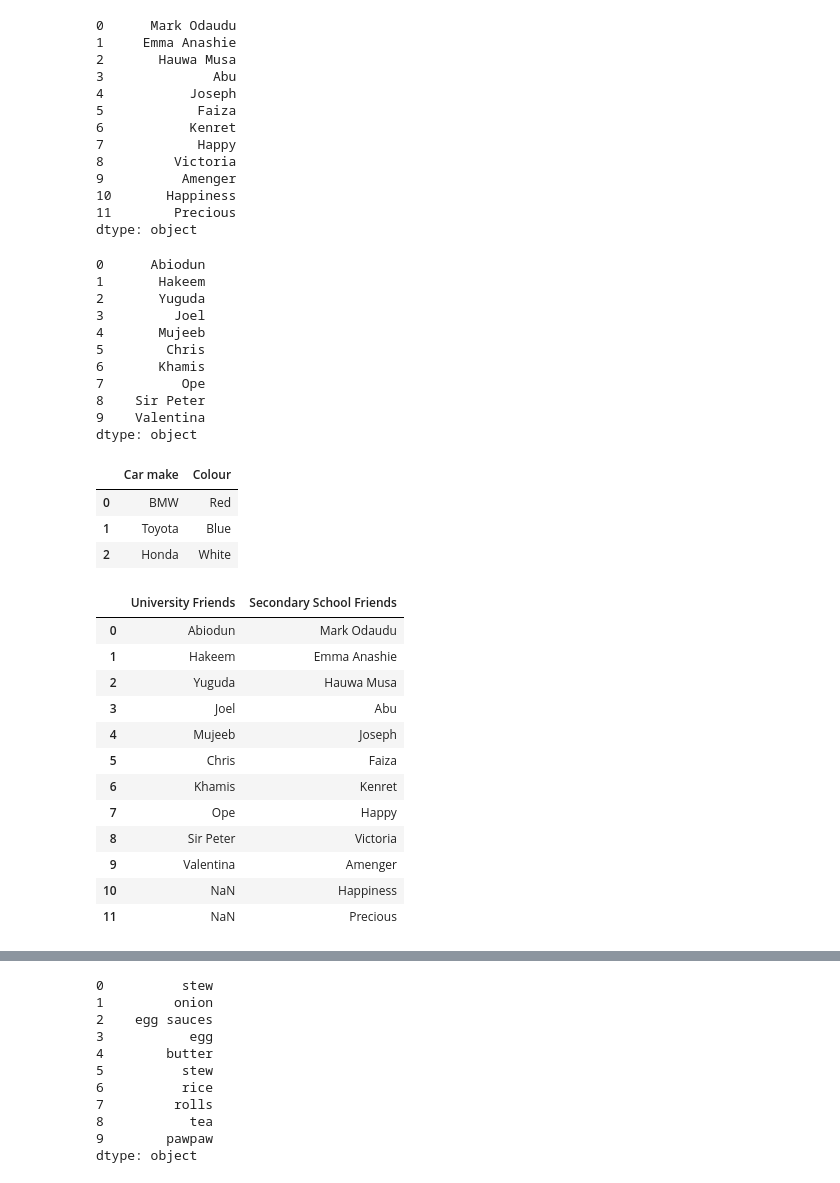
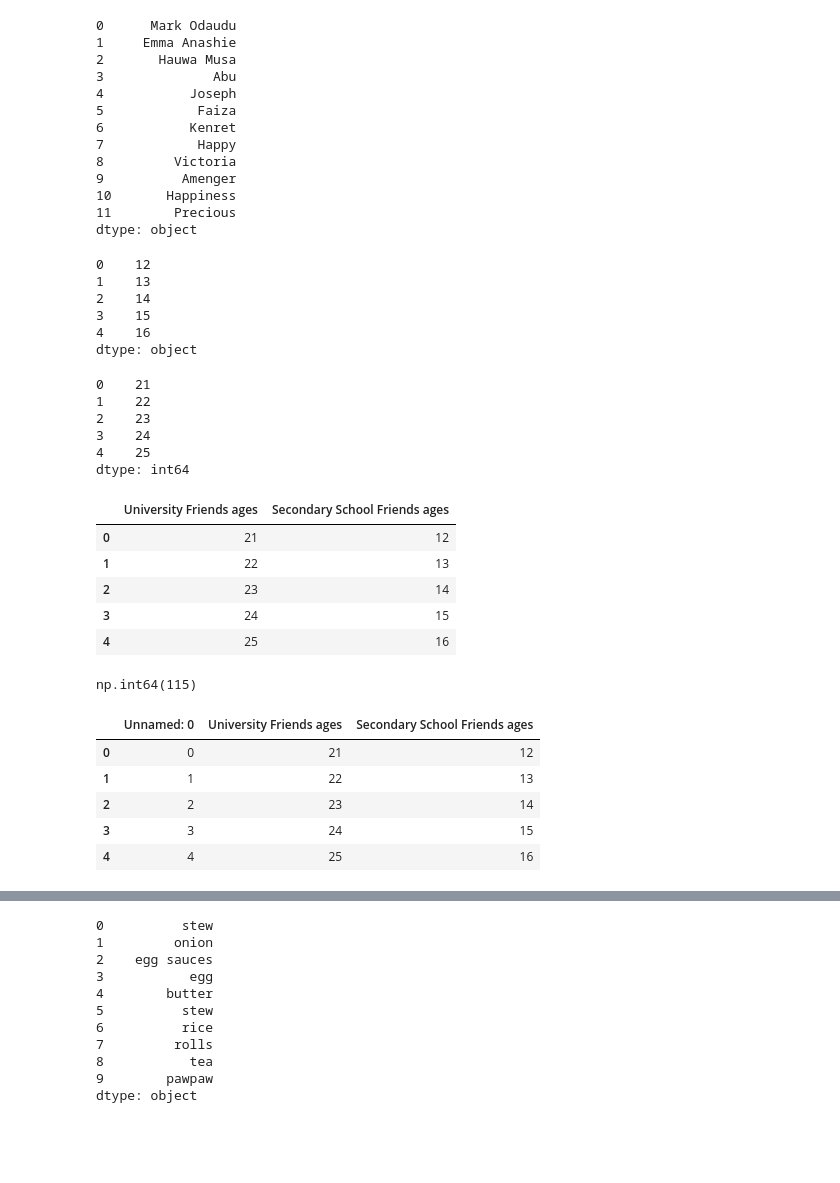
Before and after one commit to Caleboski/sample_project_1, a Jupyter notebook: introduction-to-pandas.ipynb, the cells around one changed output, grey strips where cells are left out. Saved outputs shown, nothing was run; the diff lists cells and outputs as text; code cells hidden in the pictures; blank space fills up the shorter version.

```diff
--- a/introduction-to-pandas.ipynb
+++ b/introduction-to-pandas.ipynb
@@ -36,45 +36,39 @@ secondary_school_classmates
 10       Happiness
 11        Precious
 dtype: object
+# %%
+secondary_school_classmates_ages = pd.Series(["12","13","14","15","16"])
+secondary_school_classmates_ages
+# %% [output]
+0    12
+1    13
+2    14
+3    15
+4    16
+dtype: object
 # %%
-university_classmates = pd.Series(["Abiodun","Hakeem","Yuguda","Joel","Mujeeb","Chris","Khamis","Ope","Sir Peter","Valentina"])
-university_classmates
+university_classmates_ages = pd.Series([21,22,23,24,25])
+university_classmates_ages
 # %% [output]
-0      Abiodun
-1       Hakeem
-2       Yuguda
-3         Joel
-4       Mujeeb
-5        Chris
-6       Khamis
-7          Ope
-8    Sir Peter
-9    Valentina
-dtype: object
+0    21
+1    22
+2    23
+3    24
+4    25
+dtype: int64
 # %%
 # DataFrames are 2-dimensional. They have more than one column.
-# %%
-car_data = pd.DataFrame({"Car make": series, "Colour": colours})
-car_data
-# %% [output]
-|  | Car make | Colour |
-| 0 | BMW | Red |
-| 1 | Toyota | Blue |
-| 2 | Honda | White |
 # %%
-friends = pd.DataFrame({"University Friends": university_classmates, "Secondary School Friends": secondary_school_classmates})
+friends = pd.DataFrame({"University Friends ages": university_classmates_ages, "Secondary School Friends ages": secondary_school_classmates_ages})
 friends
 # %% [output]
-|  | University Friends | Secondary School Friends |
-| 0 | Abiodun | Mark Odaudu |
-| 1 | Hakeem | Emma Anashie |
-| 2 | Yuguda | Hauwa Musa |
-| 3 | Joel | Abu |
-| 4 | Mujeeb | Joseph |
-| 5 | Chris | Faiza |
-| 6 | Khamis | Kenret |
-| 7 | Ope | Happy |
-| 8 | Sir Peter | Victoria |
-| 9 | Valentina | Amenger |
-| 10 | NaN | Happiness |
-| 11 | NaN | Precious |
+|  | University Friends ages | Secondary School Friends ages |
+| 0 | 21 | 12 |
+| 1 | 22 | 13 |
+| 2 | 23 | 14 |
+| 3 | 24 | 15 |
+| 4 | 25 | 16 |
+# %%
+friends["University Friends ages"].sum()
+# %% [output]
+np.int64(115)
@@ -80,0 +77,10 @@ friends
+# %%
+school_friends_ages = pd.read_csv("School-Friends-Ages")
+school_friends_ages
+# %% [output]
+|  | Unnamed: 0 | University Friends ages | Secondary School Friends ages |
+| 0 | 0 | 21 | 12 |
+| 1 | 1 | 22 | 13 |
+| 2 | 2 | 23 | 14 |
+| 3 | 3 | 24 | 15 |
+| 4 | 4 | 25 | 16 |
```
Also changed, not shown: parts of 35 cells of this notebook.
